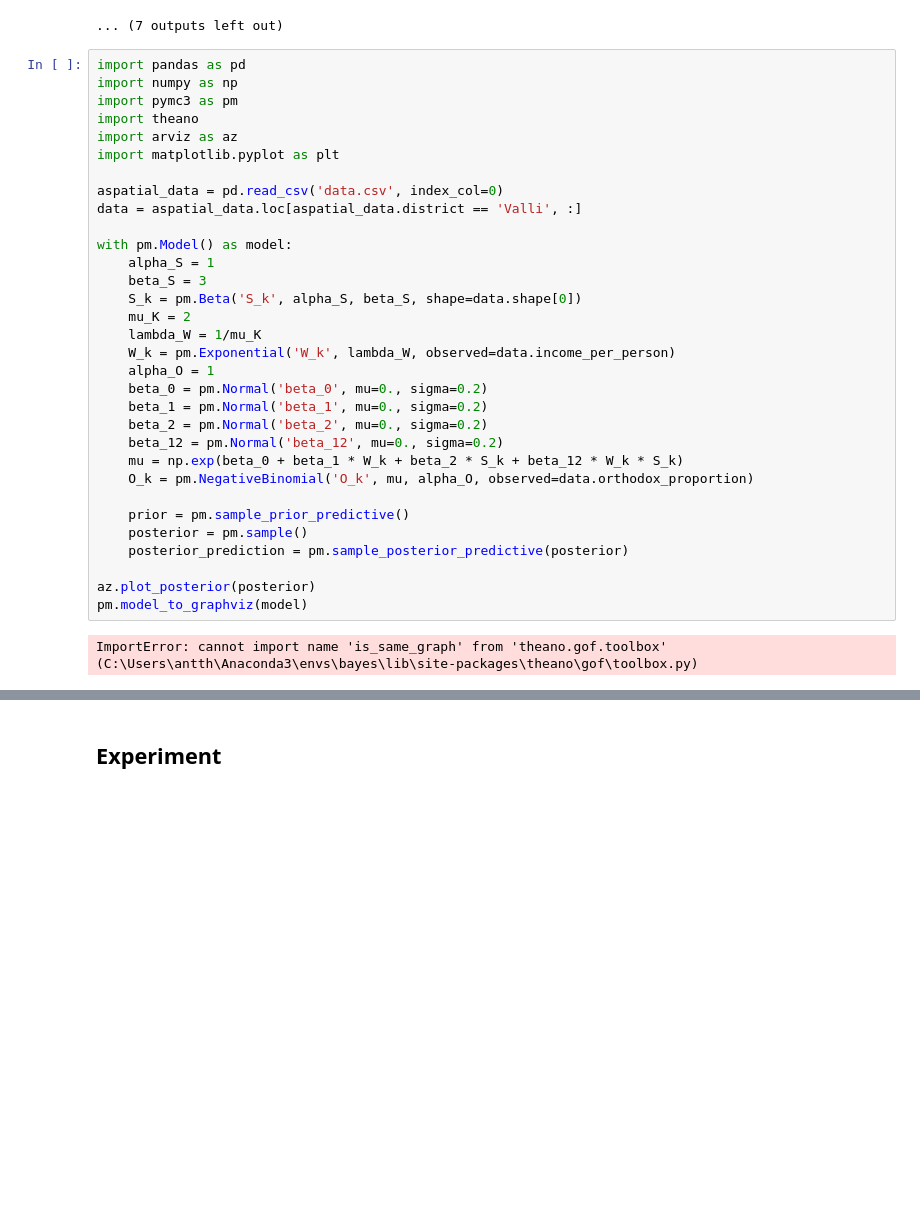
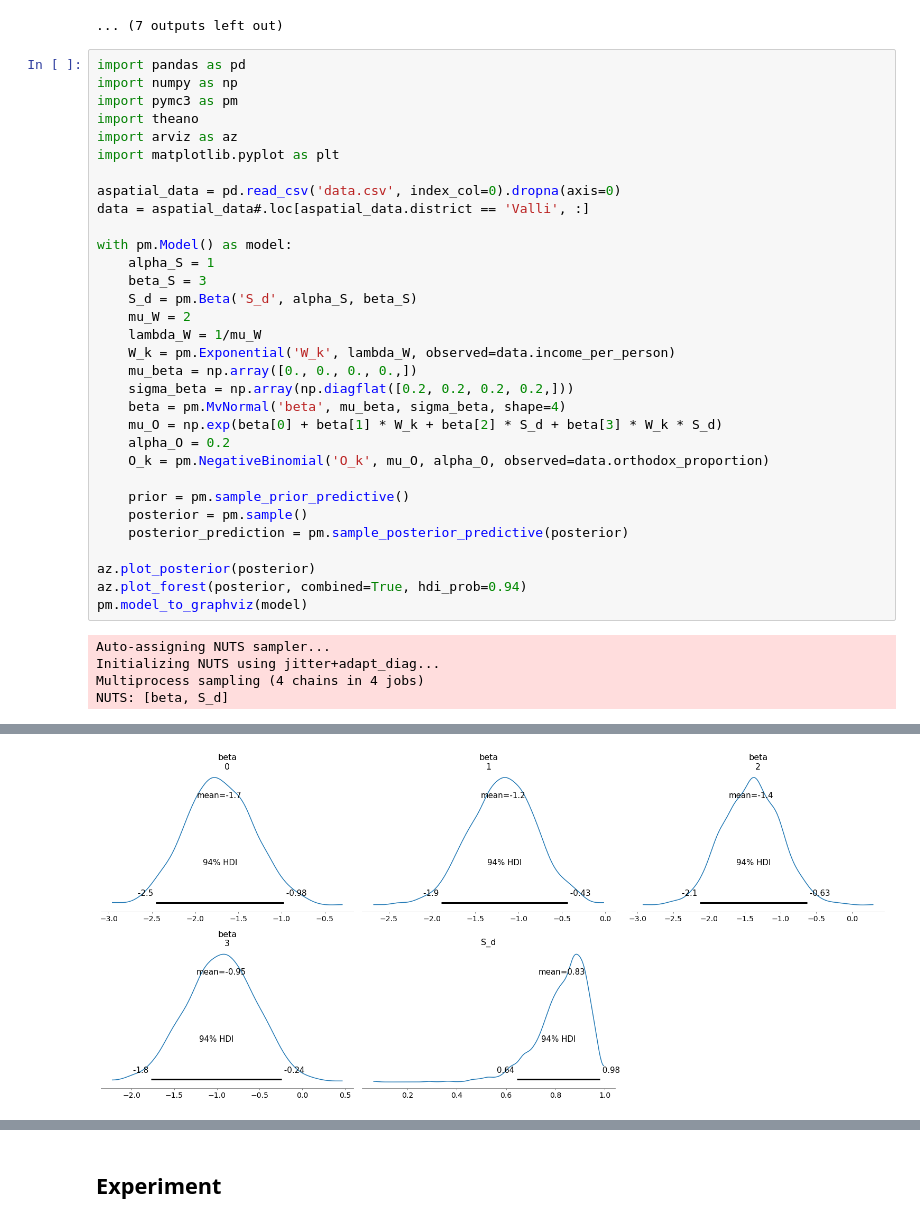
Before and after one commit to AnttiHaerkoenen/BAY1, a Jupyter notebook: BAY1_ReportForm.ipynb, the cells around one changed output, grey strips where cells are left out. Cells and saved outputs as stored; diff of their text form; blank space fills up the shorter version.

```diff
--- a/BAY1_ReportForm.ipynb
+++ b/BAY1_ReportForm.ipynb
@@ -167,29 +167,32 @@ import theano
 import arviz as az
 import matplotlib.pyplot as plt
 
-aspatial_data = pd.read_csv('data.csv', index_col=0)
-data = aspatial_data.loc[aspatial_data.district == 'Valli', :]
+aspatial_data = pd.read_csv('data.csv', index_col=0).dropna(axis=0)
+data = aspatial_data#.loc[aspatial_data.district == 'Valli', :]
 
 with pm.Model() as model:
     alpha_S = 1
     beta_S = 3
-    S_k = pm.Beta('S_k', alpha_S, beta_S, shape=data.shape[0])
-    mu_K = 2
-    lambda_W = 1/mu_K
+    S_d = pm.Beta('S_d', alpha_S, beta_S)
+    mu_W = 2
+    lambda_W = 1/mu_W
     W_k = pm.Exponential('W_k', lambda_W, observed=data.income_per_person)
-    alpha_O = 1
-    beta_0 = pm.Normal('beta_0', mu=0., sigma=0.2)
-    beta_1 = pm.Normal('beta_1', mu=0., sigma=0.2)
-    beta_2 = pm.Normal('beta_2', mu=0., sigma=0.2)
-    beta_12 = pm.Normal('beta_12', mu=0., sigma=0.2)
-    mu = np.exp(beta_0 + beta_1 * W_k + beta_2 * S_k + beta_12 * W_k * S_k)
-    O_k = pm.NegativeBinomial('O_k', mu, alpha_O, observed=data.orthodox_proportion)
+    mu_beta = np.array([0., 0., 0., 0.,])
+    sigma_beta = np.array(np.diagflat([0.2, 0.2, 0.2, 0.2,]))
+    beta = pm.MvNormal('beta', mu_beta, sigma_beta, shape=4)
+    mu_O = np.exp(beta[0] + beta[1] * W_k + beta[2] * S_d + beta[3] * W_k * S_d)
+    alpha_O = 0.2
+    O_k = pm.NegativeBinomial('O_k', mu_O, alpha_O, observed=data.orthodox_proportion)
 
     prior = pm.sample_prior_predictive()
     posterior = pm.sample()
     posterior_prediction = pm.sample_posterior_predictive(posterior)
 
 az.plot_posterior(posterior)
+az.plot_forest(posterior, combined=True, hdi_prob=0.94)
 pm.model_to_graphviz(model)
 # %% [output]
-ImportError: cannot import name 'is_same_graph' from 'theano.gof.toolbox' (C:\Users\antth\Anaconda3\envs\bayes\lib\site-packages\theano\gof\toolbox.py)
+Auto-assigning NUTS sampler...
+Initializing NUTS using jitter+adapt_diag...
+Multiprocess sampling (4 chains in 4 jobs)
+NUTS: [beta, S_d]
@@ -195,0 +200 @@ ImportError: cannot import name 'is_same_graph' from 'theano.gof.toolbox' (C:\Us
+[figure, added]
```
Also changed, not shown: parts of 2 cells of this notebook.
